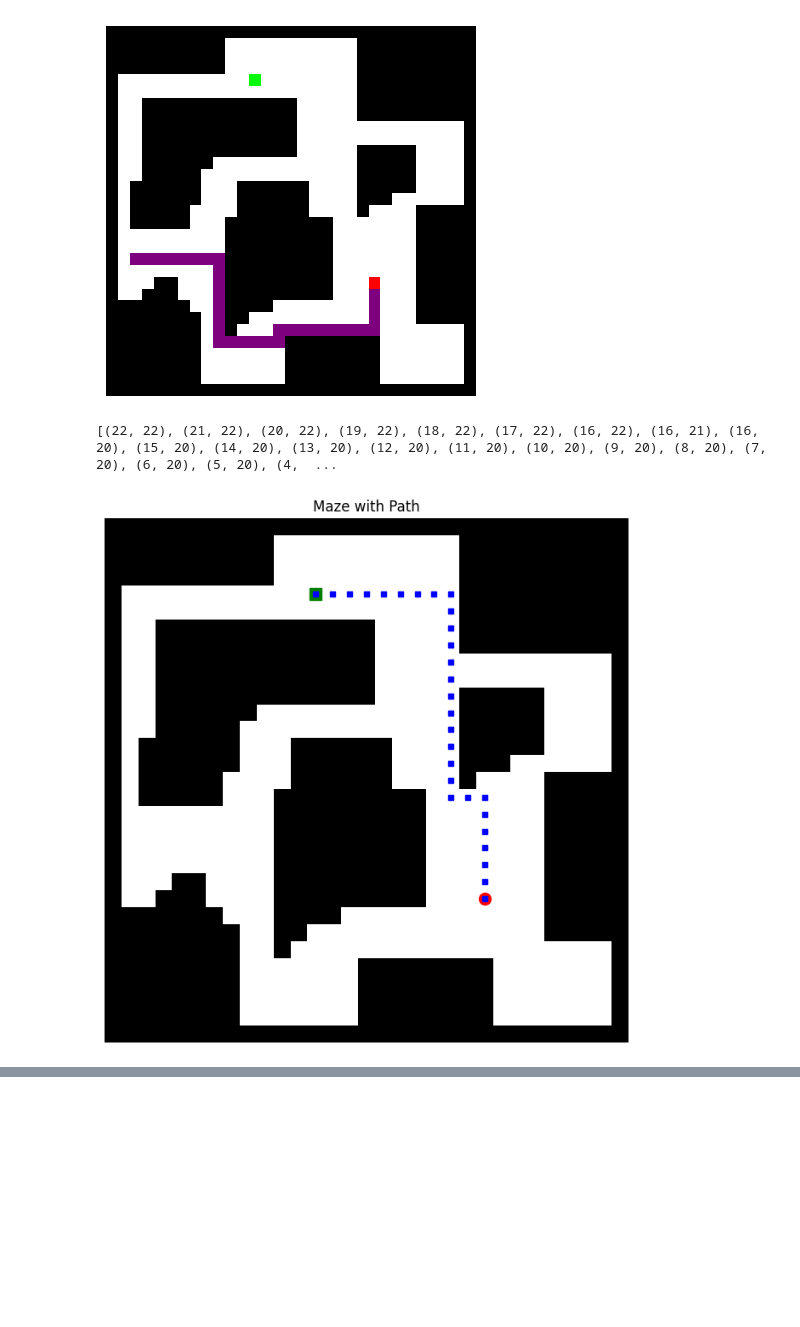
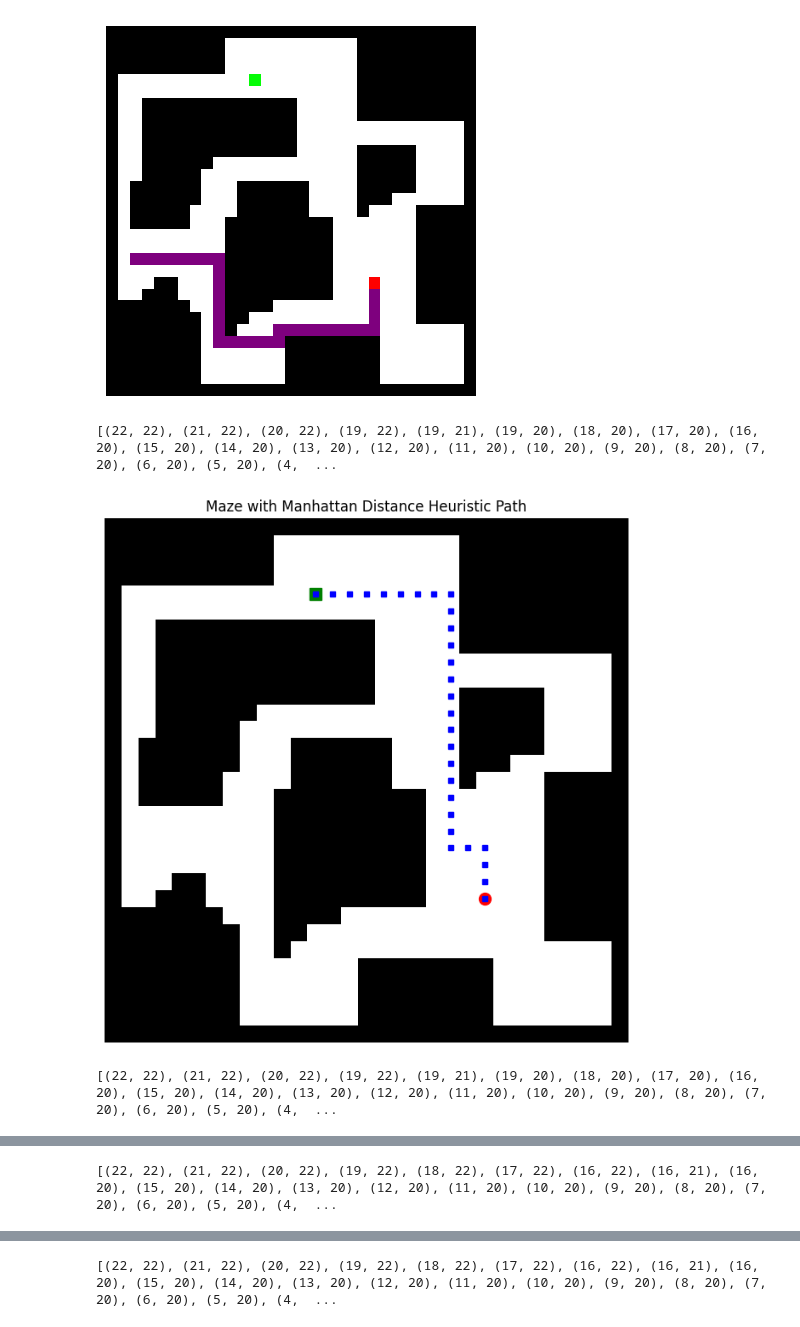
Before and after one commit to Gegdgt/Lab_5_IA, a Jupyter notebook: Lab.ipynb, the cells around one changed output, grey strips where cells are left out. Cells and saved outputs as stored; diff of their text form; code cells hidden in the pictures; blank space fills up the shorter version.

```diff
--- a/Lab.ipynb
+++ b/Lab.ipynb
@@ -285,16 +312,16 @@ first_guide_color = [126, 0, 126]  # Rojo para la primera guía
 
 # Encontrar el camino para cada punto final y marcarlo en la imagen
 for i, end_point in enumerate(end_points):
-    path = bfs.search(start_point, end_point)
-    print("Camino encontrado por BFS hasta la meta", end_point, ":", path)
+    path1 = bfs.search(start_point, end_point)
+    print("Camino encontrado por BFS hasta la meta", end_point, ":", path1)
 
     if i == 0:  # Para la primera gráfica, marca el camino con el color rojo y las coordenadas con sus colores originales
-        marked_img = mark_path_on_image(discretized_img, path, first_guide_color)
+        marked_img = mark_path_on_image(discretized_img, path1, first_guide_color)
         marked_img_with_start_path = mark_path_on_image(marked_img, [start_point], start_color)
         marked_img_with_start_path = mark_path_on_image(marked_img_with_start_path, [end_point], end_color)
     else:  # Para las siguientes gráficas, marca el camino con el color guía morado
-        marked_img = mark_path_on_image(discretized_img, path, first_guide_color)
-        marked_img_with_start_path = mark_path_on_image(marked_img, path, first_guide_color)
+        marked_img = mark_path_on_image(discretized_img, path1, first_guide_color)
+        marked_img_with_start_path = mark_path_on_image(marked_img, path1, first_guide_color)
 
     # Guardar la imagen marcada
     plt.imshow(marked_img_with_start_path)
@@ -307,28 +334,44 @@ Camino encontrado por BFS hasta la meta (4, 12) : [(22, 22), (21, 22), (20, 22),
 Camino encontrado por BFS hasta la meta (19, 2) : [(22, 22), (23, 22), (24, 22), (25, 22), (25, 21), (25, 20), (25, 19), (25, 18), (25, 17), (25, 16), (25, 15), (25, 14), (26, 14), (26, 13), (26, 12), ...
 [figure]
 # %%
-#A* Algorithm
-def plotting(maze, path):
+#A* Algorithm empleando Manhattan Distance y 0
+def plotting(heuristic, maze, path):
     maze_array = np.array(maze)
     fig, ax = plt.subplots(figsize=(8, 8))
     ax.imshow(maze_array, cmap='Greys', interpolation='nearest')
     start = path[0]
     goal = path[-1]
     ax.plot(start[1], start[0], "ro", markersize=10)  # Start rojo
     ax.plot(goal[1], goal[0], "gs", markersize=10)  # Goal verde
 
     for (y, x) in path:
         ax.plot(x, y, "bs", markersize=5)
 
     ax.axis('off')
-    ax.set_title('Maze with Path')
+    if heuristic == 1:
+        ax.set_title('Maze with Manhattan Distance Heuristic Path')
+    elif heuristic == 0:
+        ax.set_title('Maze with 0 Heuristic Path')
     plt.show()
 
 
 astar = AStarSearch(discretized_matrix)
-path = astar.search((22,22), [(4, 12), (9, 2)])
-print(path)
-plotting(discretized_matrix, path)
+# caminos usando heuristica Manhattan
+path1 = astar.search(1, (22,22), [(4, 12), (19, 2)])
+print(path1)
+plotting(1, discretized_matrix, path1)
+path2 = astar.search(1, (22,22), [(19, 2)])
+print(path1)
+plotting(1, discretized_matrix, path2)
+
+# caminos usando heuristica 0
+path1 = astar.search(0, (22,22), [(4, 12), (19, 2)])
+print(path1)
+plotting(0, discretized_matrix, path1)
+path2 = astar.search(0, (22,22), [(19, 2)])
+print(path1)
+plotting(0, discretized_matrix, path2)
 # %% [output]
-[(22, 22), (21, 22), (20, 22), (19, 22), (18, 22), (17, 22), (16, 22), (16, 21), (16, 20), (15, 20), (14, 20), (13, 20), (12, 20), (11, 20), (10, 20), (9, 20), (8, 20), (7, 20), (6, 20), (5, 20), (4,  ...
+[(22, 22), (21, 22), (20, 22), (19, 22), (19, 21), (19, 20), (18, 20), (17, 20), (16, 20), (15, 20), (14, 20), (13, 20), (12, 20), (11, 20), (10, 20), (9, 20), (8, 20), (7, 20), (6, 20), (5, 20), (4,  ...
-[figure, old version]
+[figure, new version]
+[(22, 22), (21, 22), (20, 22), (19, 22), (19, 21), (19, 20), (18, 20), (17, 20), (16, 20), (15, 20), (14, 20), (13, 20), (12, 20), (11, 20), (10, 20), (9, 20), (8, 20), (7, 20), (6, 20), (5, 20), (4,  ...
@@ -334,0 +379 @@ plotting(discretized_matrix, path)
+[(22, 22), (21, 22), (20, 22), (19, 22), (18, 22), (17, 22), (16, 22), (16, 21), (16, 20), (15, 20), (14, 20), (13, 20), (12, 20), (11, 20), (10, 20), (9, 20), (8, 20), (7, 20), (6, 20), (5, 20), (4,  ...
@@ -334,0 +381 @@ plotting(discretized_matrix, path)
+[(22, 22), (21, 22), (20, 22), (19, 22), (18, 22), (17, 22), (16, 22), (16, 21), (16, 20), (15, 20), (14, 20), (13, 20), (12, 20), (11, 20), (10, 20), (9, 20), (8, 20), (7, 20), (6, 20), (5, 20), (4,  ...
```
Also changed, not shown: parts of 2 cells of this notebook.
